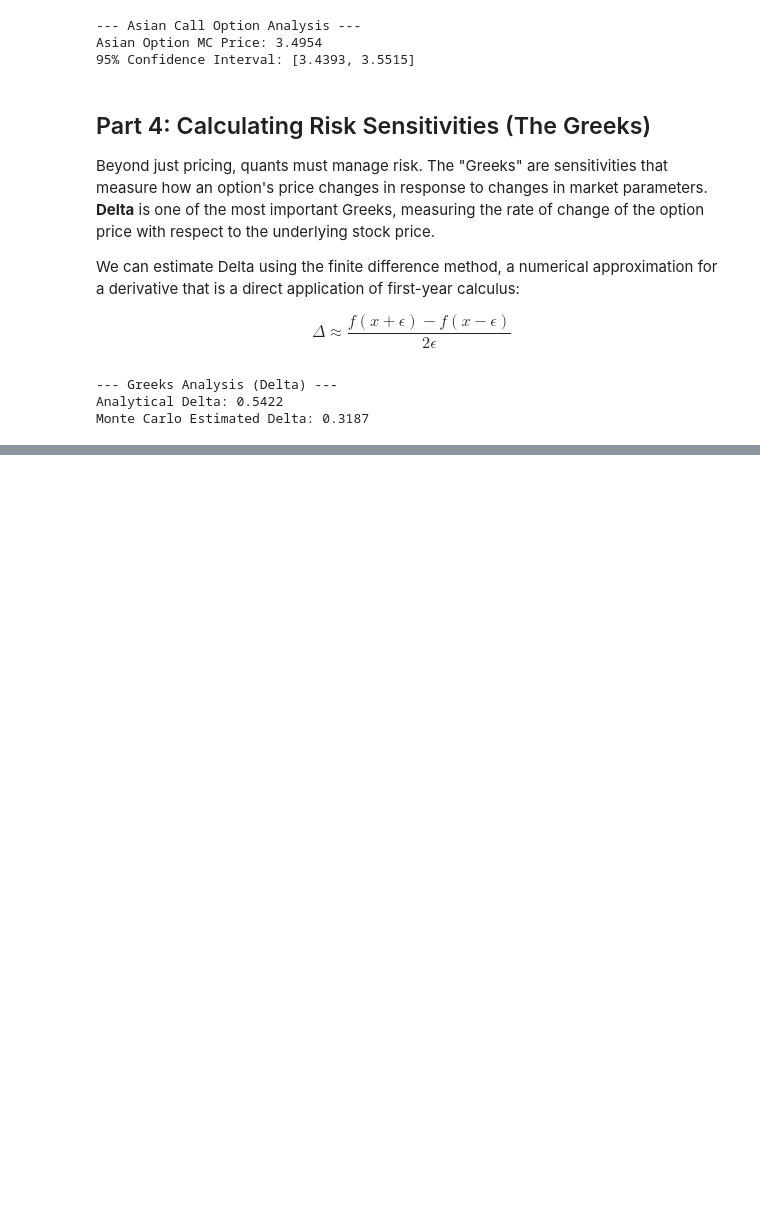
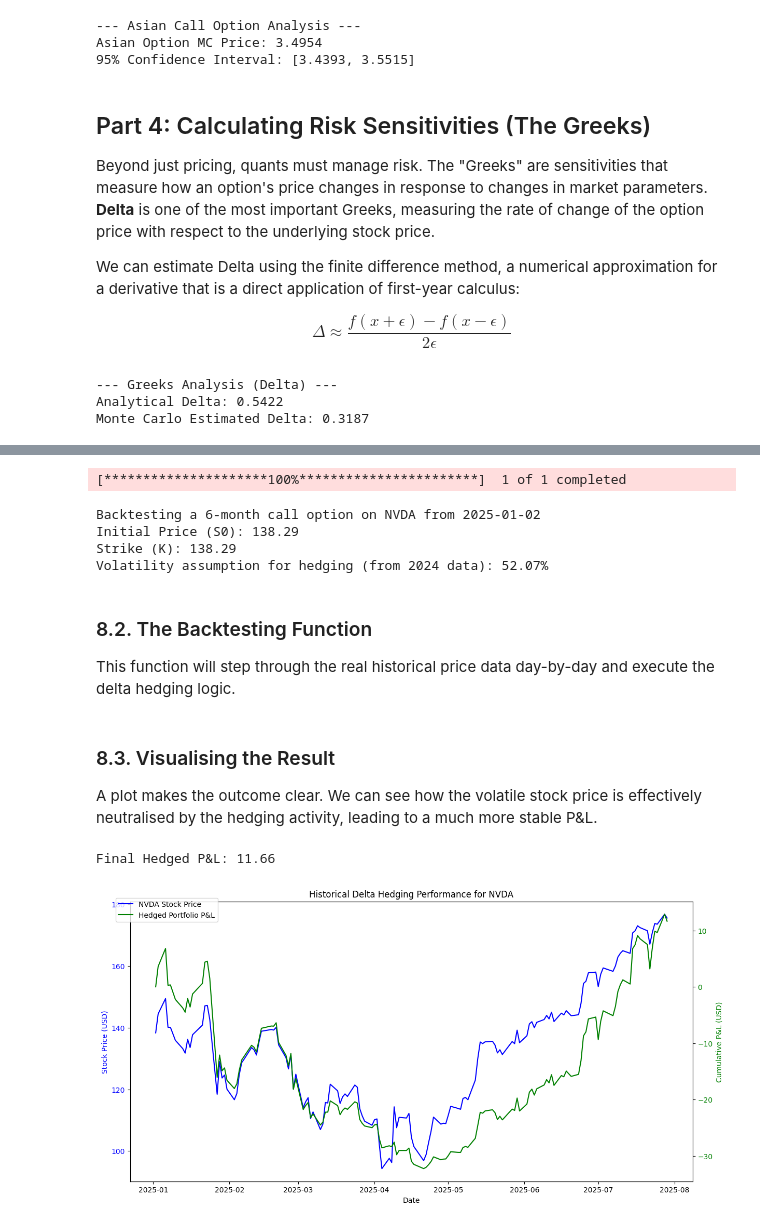
Before and after one commit to MMillward2012/options-pricing-monte-carlo, a Jupyter notebook: notebooks/main.ipynb, the cells around one changed output, grey strips where cells are left out. Cells and saved outputs as stored; diff of their text form; code cells hidden in the pictures; blank space fills up the shorter version.

```diff
--- a/notebooks/main.ipynb
+++ b/notebooks/main.ipynb
@@ -233,0 +461,38 @@ Monte Carlo Estimated Delta: 0.3187
+# %%
+# --- 1. Get Data ---
+ticker_symbol = 'NVDA'
+# Download data from the start of the prior year for volatility calculation
+hist_data_full = yf.download(ticker_symbol, start='2024-01-01', end='2025-07-30')
+
+# --- 2. Calculate Historical Volatility ---
+hist_data_2024 = hist_data_full.loc['2024-01-01':'2024-12-31'].copy()
+hist_data_2024['log_return'] = np.log(hist_data_2024['Close'] / hist_data_2024['Close'].shift(1))
+assumed_sigma = hist_data_2024['log_return'].std() * np.sqrt(252)
+
+# --- 3. Define the Backtest Period and Option Parameters ---
+backtest_data = hist_data_full.loc['2025-01-01':].copy()
+
+if not backtest_data.empty:
+    # Use float() to ensure we get a scalar value
+    S0_hist = float(backtest_data['Close'].iloc[0])
+
+    K_hist = S0_hist
+    T_hist = 0.5
+    r_hist = 0.05
+
+    print(f"Backtesting a 6-month call option on {ticker_symbol} from {backtest_data.index[0].date()}")
+    print(f"Initial Price (S0): {S0_hist:.2f}")
+    print(f"Strike (K): {K_hist:.2f}")
+    print(f"Volatility assumption for hedging (from 2024 data): {assumed_sigma:.2%}")
+else:
+    print("Not enough data for the 2025 backtest period.")
+# %% [output]
+[*********************100%***********************]  1 of 1 completed
+Backtesting a 6-month call option on NVDA from 2025-01-02
+Initial Price (S0): 138.29
+Strike (K): 138.29
+Volatility assumption for hedging (from 2024 data): 52.07%
+# %% [markdown]
+### 8.2. The Backtesting Function
+
+This function will step through the real historical price data day-by-day and execute the delta hedging logic.
@@ -233,0 +538,31 @@ Monte Carlo Estimated Delta: 0.3187
+# %% [markdown]
+### 8.3. Visualising the Result
+
+A plot makes the outcome clear. We can see how the volatile stock price is effectively neutralised by the hedging activity, leading to a much more stable P&L.
+# %%
+# --- Run the Historical Backtest ---
+if not backtest_data.empty:
+    backtest_pnl = backtest_on_real_data(backtest_data['Close'], S0_hist, K_hist, T_hist, r_hist, assumed_sigma)
+    backtest_data['hedged_pnl'] = backtest_pnl
+
+    print(f"\nFinal Hedged P&L: {backtest_pnl[-1]:.2f}")
+
+    # --- Visualise the Result ---
+    fig, ax1 = plt.subplots(figsize=(14, 7))
+    ax1.plot(backtest_data.index, backtest_data['Close'], color='blue', label=f'{ticker_symbol} Stock Price')
+    ax1.set_xlabel('Date')
+    ax1.set_ylabel('Stock Price (USD)', color='blue')
+    ax1.tick_params(axis='y', labelcolor='blue')
+
+    ax2 = ax1.twinx()
+    ax2.plot(backtest_data.index, backtest_data['hedged_pnl'], color='green', label='Hedged Portfolio P&L')
+    ax2.set_ylabel('Cumulative P&L (USD)', color='green')
+    ax2.tick_params(axis='y', labelcolor='green')
+    ax2.grid(False)
+
+    plt.title(f'Historical Delta Hedging Performance for {ticker_symbol}')
+    fig.legend(loc="upper left", bbox_to_anchor=(0.1,0.9))
+    plt.show()
+# %% [output]
+Final Hedged P&L: 11.66
+[figure, added]
```
Also changed, not shown: parts of 16 cells of this notebook, 1 other file.
